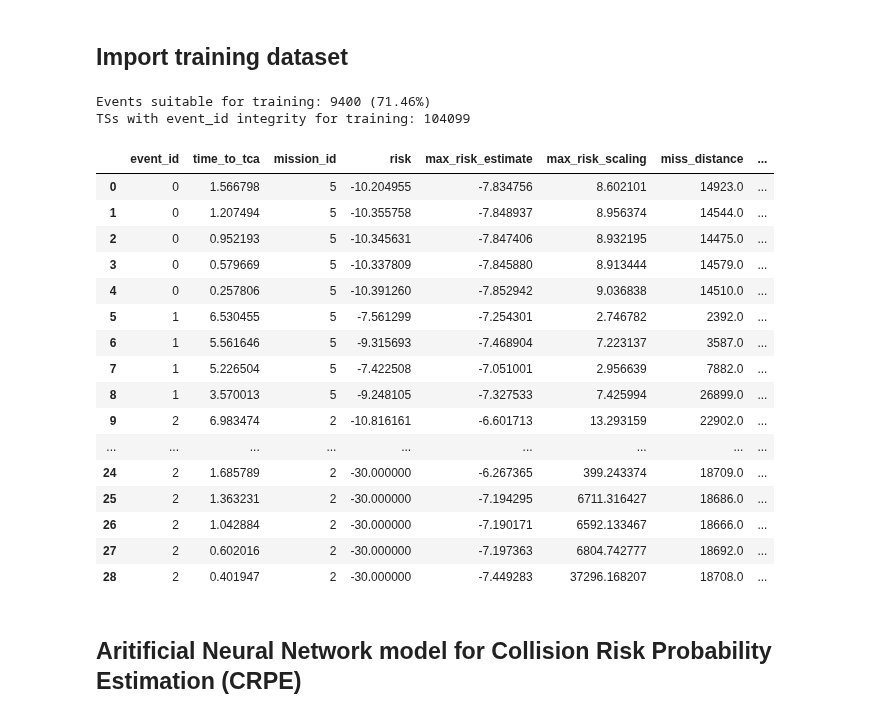
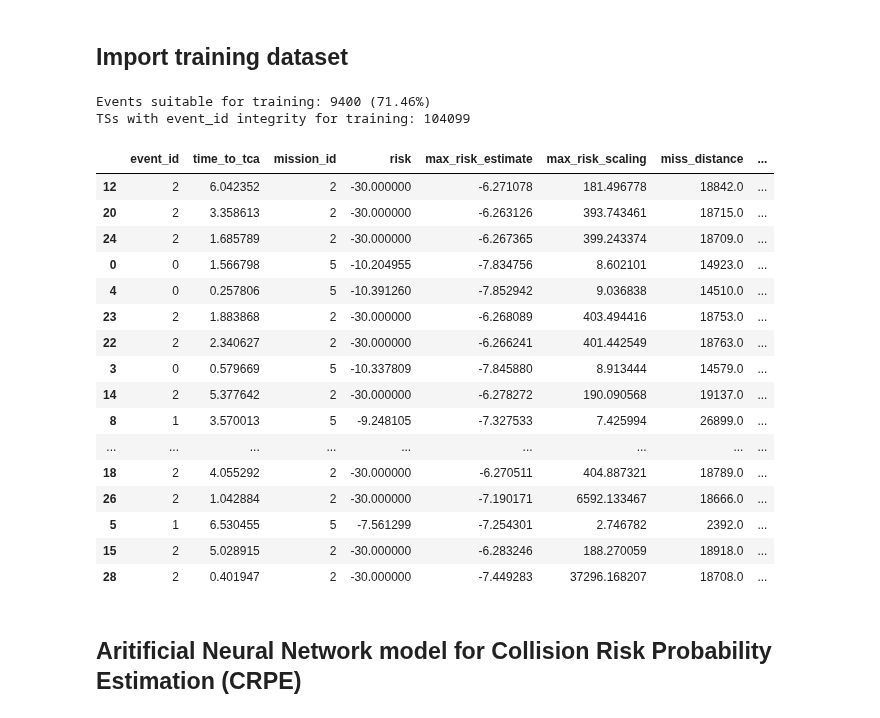
Before and after one commit to JJavierRosales/scapy, a Jupyter notebook: notebooks/ann_risk_probability_estimation.ipynb, the cells around one changed output. Cells and saved outputs as stored; diff of their text form; code cells hidden in the pictures.

Commit message:
Shuffle inputs for CollisionRisk model training

```diff
--- a/notebooks/ann_risk_probability_estimation.ipynb
+++ b/notebooks/ann_risk_probability_estimation.ipynb
@@ -49,37 +49,40 @@ from library.irplib import utils, eda, config, sdg
 # %%
 # Import transformed training dataset
 df = eda.import_cdm_data(os.path.join(cwd,'data','esa-challenge','train_data_transformed.csv'))
+
+# Shuffle the DataFrame rows
+df = df.sample(frac = 1, random_state=42)
 
 # Count number of CDMs available per event
 nb_cdms = df.groupby(['event_id']).count()['time_to_tca'].to_numpy(dtype=np.int32)
 
 # Get information summary on TS suitable for training
 min_cdms = 5
 print(f'Events suitable for training: {np.sum(nb_cdms>min_cdms)}'
       f' ({np.sum(nb_cdms>min_cdms)/len(nb_cdms)*100:.2f}%)')
 print(f'TSs with event_id integrity for training: {np.sum(nb_cdms[nb_cdms>min_cdms]-min_cdms)}')
 
 # Show first data points to explore data types
 display(df[df['event_id'].isin([0,1,2])])
 # %% [output]
 Events suitable for training: 9400 (71.46%)
 TSs with event_id integrity for training: 104099
 |  | event_id | time_to_tca | mission_id | risk | max_risk_estimate | max_risk_scaling | miss_distance | ... |
+| 12 | 2 | 6.042352 | 2 | -30.000000 | -6.271078 | 181.496778 | 18842.0 | ... |
+| 20 | 2 | 3.358613 | 2 | -30.000000 | -6.263126 | 393.743461 | 18715.0 | ... |
+| 24 | 2 | 1.685789 | 2 | -30.000000 | -6.267365 | 399.243374 | 18709.0 | ... |
 | 0 | 0 | 1.566798 | 5 | -10.204955 | -7.834756 | 8.602101 | 14923.0 | ... |
-| 1 | 0 | 1.207494 | 5 | -10.355758 | -7.848937 | 8.956374 | 14544.0 | ... |
-| 2 | 0 | 0.952193 | 5 | -10.345631 | -7.847406 | 8.932195 | 14475.0 | ... |
+| 4 | 0 | 0.257806 | 5 | -10.391260 | -7.852942 | 9.036838 | 14510.0 | ... |
+| 23 | 2 | 1.883868 | 2 | -30.000000 | -6.268089 | 403.494416 | 18753.0 | ... |
+| 22 | 2 | 2.340627 | 2 | -30.000000 | -6.266241 | 401.442549 | 18763.0 | ... |
 | 3 | 0 | 0.579669 | 5 | -10.337809 | -7.845880 | 8.913444 | 14579.0 | ... |
-| 4 | 0 | 0.257806 | 5 | -10.391260 | -7.852942 | 9.036838 | 14510.0 | ... |
+| 14 | 2 | 5.377642 | 2 | -30.000000 | -6.278272 | 190.090568 | 19137.0 | ... |
+| 8 | 1 | 3.570013 | 5 | -9.248105 | -7.327533 | 7.425994 | 26899.0 | ... |
+| ... | ... | ... | ... | ... | ... | ... | ... | ... |
+| 18 | 2 | 4.055292 | 2 | -30.000000 | -6.270511 | 404.887321 | 18789.0 | ... |
+| 26 | 2 | 1.042884 | 2 | -30.000000 | -7.190171 | 6592.133467 | 18666.0 | ... |
 | 5 | 1 | 6.530455 | 5 | -7.561299 | -7.254301 | 2.746782 | 2392.0 | ... |
-| 6 | 1 | 5.561646 | 5 | -9.315693 | -7.468904 | 7.223137 | 3587.0 | ... |
-| 7 | 1 | 5.226504 | 5 | -7.422508 | -7.051001 | 2.956639 | 7882.0 | ... |
-| 8 | 1 | 3.570013 | 5 | -9.248105 | -7.327533 | 7.425994 | 26899.0 | ... |
-| 9 | 2 | 6.983474 | 2 | -10.816161 | -6.601713 | 13.293159 | 22902.0 | ... |
-| ... | ... | ... | ... | ... | ... | ... | ... | ... |
-| 24 | 2 | 1.685789 | 2 | -30.000000 | -6.267365 | 399.243374 | 18709.0 | ... |
-| 25 | 2 | 1.363231 | 2 | -30.000000 | -7.194295 | 6711.316427 | 18686.0 | ... |
-| 26 | 2 | 1.042884 | 2 | -30.000000 | -7.190171 | 6592.133467 | 18666.0 | ... |
-| 27 | 2 | 0.602016 | 2 | -30.000000 | -7.197363 | 6804.742777 | 18692.0 | ... |
+| 15 | 2 | 5.028915 | 2 | -30.000000 | -6.283246 | 188.270059 | 18918.0 | ... |
 | 28 | 2 | 0.401947 | 2 | -30.000000 | -7.449283 | 37296.168207 | 18708.0 | ... |
 # %% [markdown]
 ## Aritificial Neural Network model for Collision Risk Probability Estimation (CRPE)
```
Also changed, not shown: parts of 8 cells of this notebook, 1 other file.
